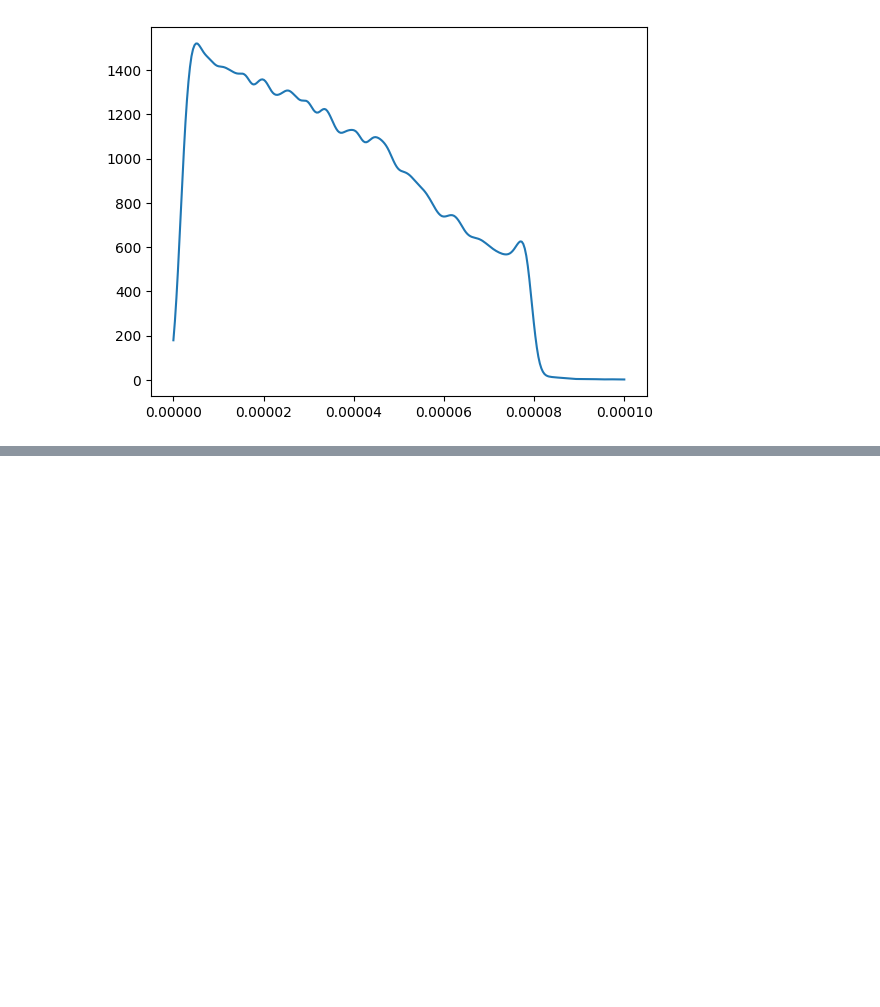
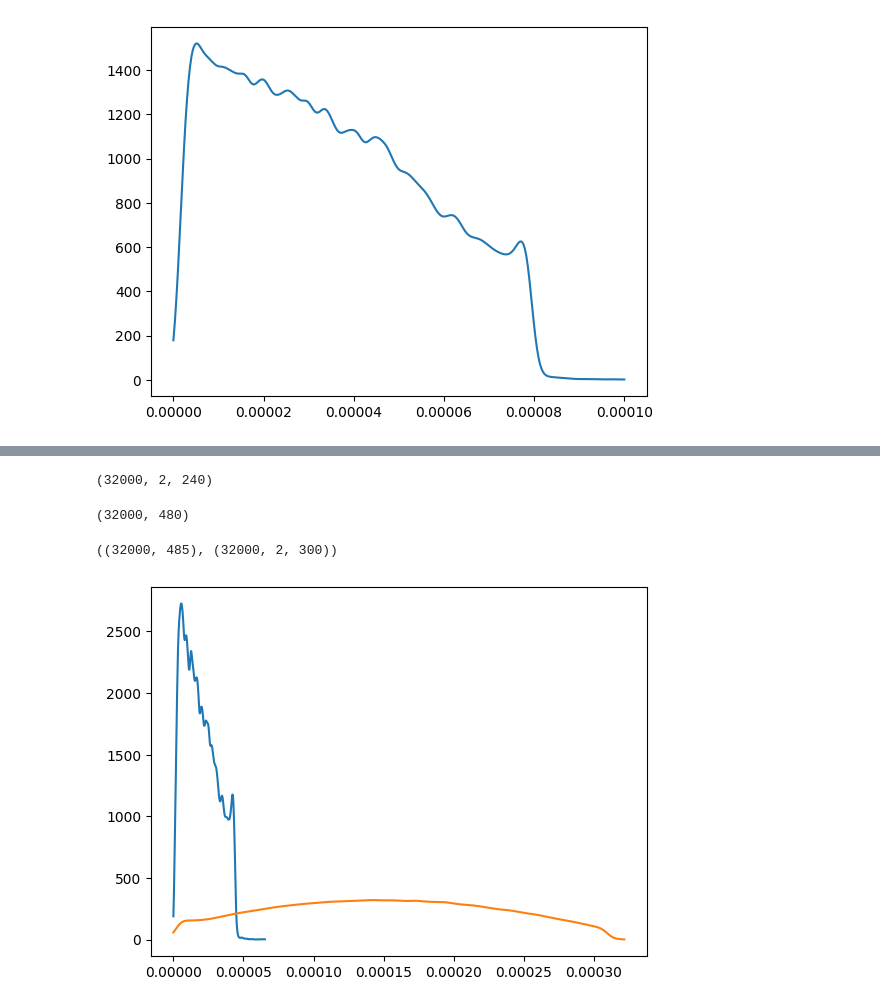
Before and after one commit to jank324/spectral-vd-euxfel, a Jupyter notebook: new_data.ipynb, the cells around one changed output, grey strips where cells are left out. Saved outputs shown, nothing was run; the diff lists cells and outputs as text; code cells hidden in the pictures; blank space fills up the shorter version.

```diff
--- a/new_data.ipynb
+++ b/new_data.ipynb
@@ -114,0 +150,36 @@ Convergiert: 1
+# %%
+formfactors_dataset = np.array(
+    [
+        current2formfactor(ss, currents, grating="both", n_shots=1, clean=False)
+        for ss, currents in zip(ss_dataset, currents_dataset)
+    ]
+)
+formfactors_dataset.shape
+# %% [output]
+(32000, 2, 240)
+# %%
+formfactors_dataset_reshaped = formfactors_dataset.reshape(-1, 480)
+formfactors_dataset_reshaped.shape
+# %% [output]
+(32000, 480)
+# %%
+X = np.concatenate([rfs_dataset, formfactors_dataset_reshaped], axis=1)
+y = stacked_currents_dataset
+
+X.shape, y.shape
+# %% [output]
+((32000, 485), (32000, 2, 300))
+# %%
+X_train, X_test, y_train, y_test = train_test_split(X, y, test_size=0.2, shuffle=True)
+# %%
+knn = KNeighborsRegressor(n_neighbors=1).fit(X_train[:], y_train.reshape(-1, 600))
+# %%
+i = 42
+pred = knn.predict(X_test[i:i+1])
+ss, currents = pred.reshape(2, 300)
+
+plt.plot(ss, currents)
+plt.plot(y_test[i,0], y_test[i,1])
+plt.show()
+# %% [output]
+[figure, added]
```
Also changed, not shown: parts of 10 cells of this notebook.
